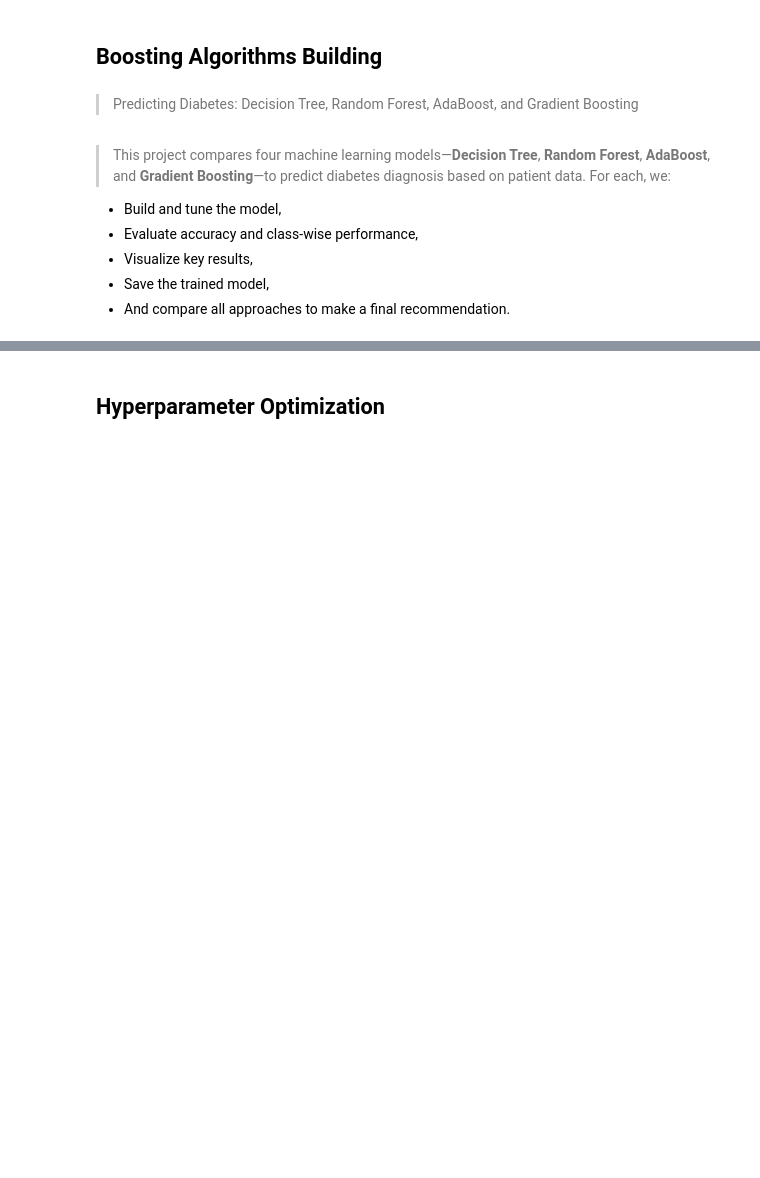
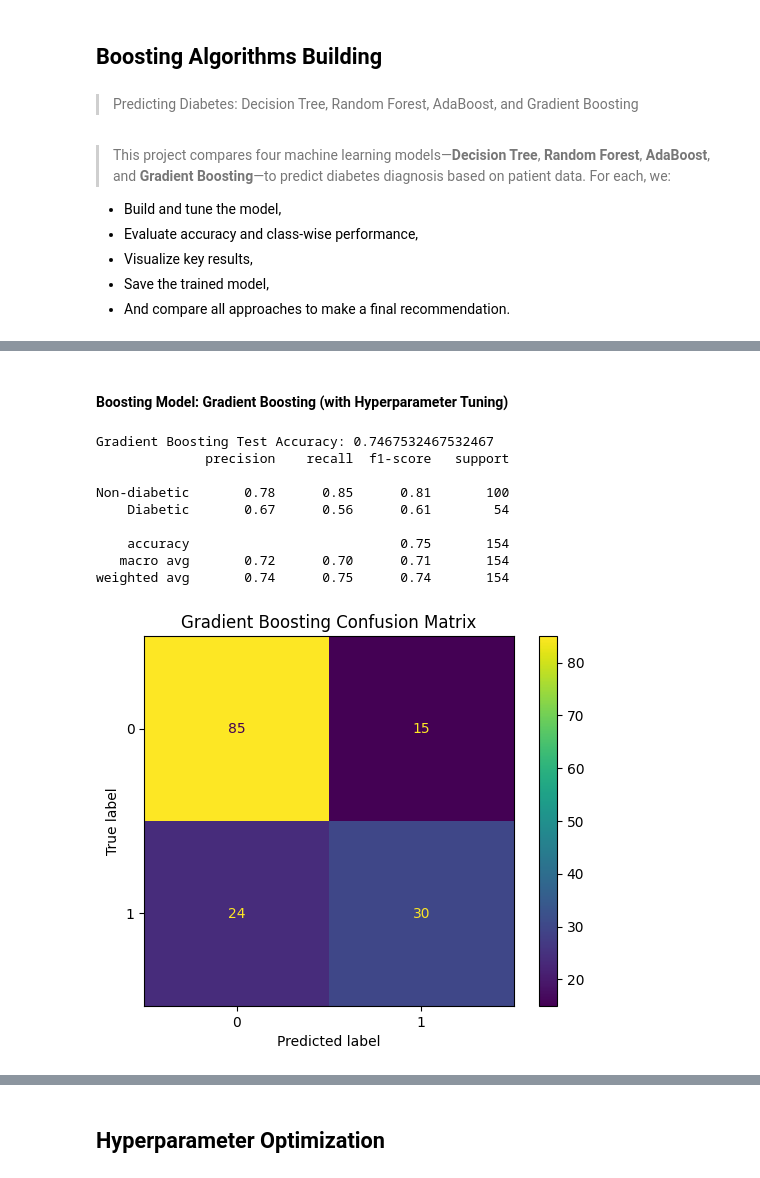
Before and after one commit to 4GeeksAcademy/ginotomasd-boostingalgo, a Jupyter notebook: project.ipynb, the cells around one changed output, grey strips where cells are left out. Saved outputs shown, nothing was run; the diff lists cells and outputs as text; code cells hidden in the pictures; blank space fills up the shorter version.

```diff
--- a/project.ipynb
+++ b/project.ipynb
@@ -591,0 +602,33 @@ plt.show()
+# %% [markdown]
+#### Boosting Model: Gradient Boosting (with Hyperparameter Tuning)
+# %%
+from sklearn.ensemble import GradientBoostingClassifier
+
+param_grid_gb = {
+    'n_estimators': [50, 100, 200],
+    'learning_rate': [0.01, 0.1, 1.0],
+    'max_depth': [3, 5, 7]
+}
+gb_grid = GridSearchCV(GradientBoostingClassifier(random_state=42), param_grid_gb, cv=5, scoring='accuracy', n_jobs=-1)
+gb_grid.fit(X_train, y_train)
+best_gb = gb_grid.best_estimator_
+y_pred_gb = best_gb.predict(X_test)
+
+joblib.dump(best_gb, 'models/gradient_boost_best.pkl')
+
+print("Gradient Boosting Test Accuracy:", accuracy_score(y_test, y_pred_gb))
+print(classification_report(y_test, y_pred_gb, target_names=['Non-diabetic', 'Diabetic']))
+ConfusionMatrixDisplay.from_estimator(best_gb, X_test, y_test)
+plt.title("Gradient Boosting Confusion Matrix")
+plt.show()
+# %% [output]
+Gradient Boosting Test Accuracy: 0.7467532467532467
+              precision    recall  f1-score   support
+
+Non-diabetic       0.78      0.85      0.81       100
+    Diabetic       0.67      0.56      0.61        54
+
+    accuracy                           0.75       154
+   macro avg       0.72      0.70      0.71       154
+weighted avg       0.74      0.75      0.74       154
+[figure, added]
```
Also changed, not shown: parts of 34 cells of this notebook, 4 other files.
